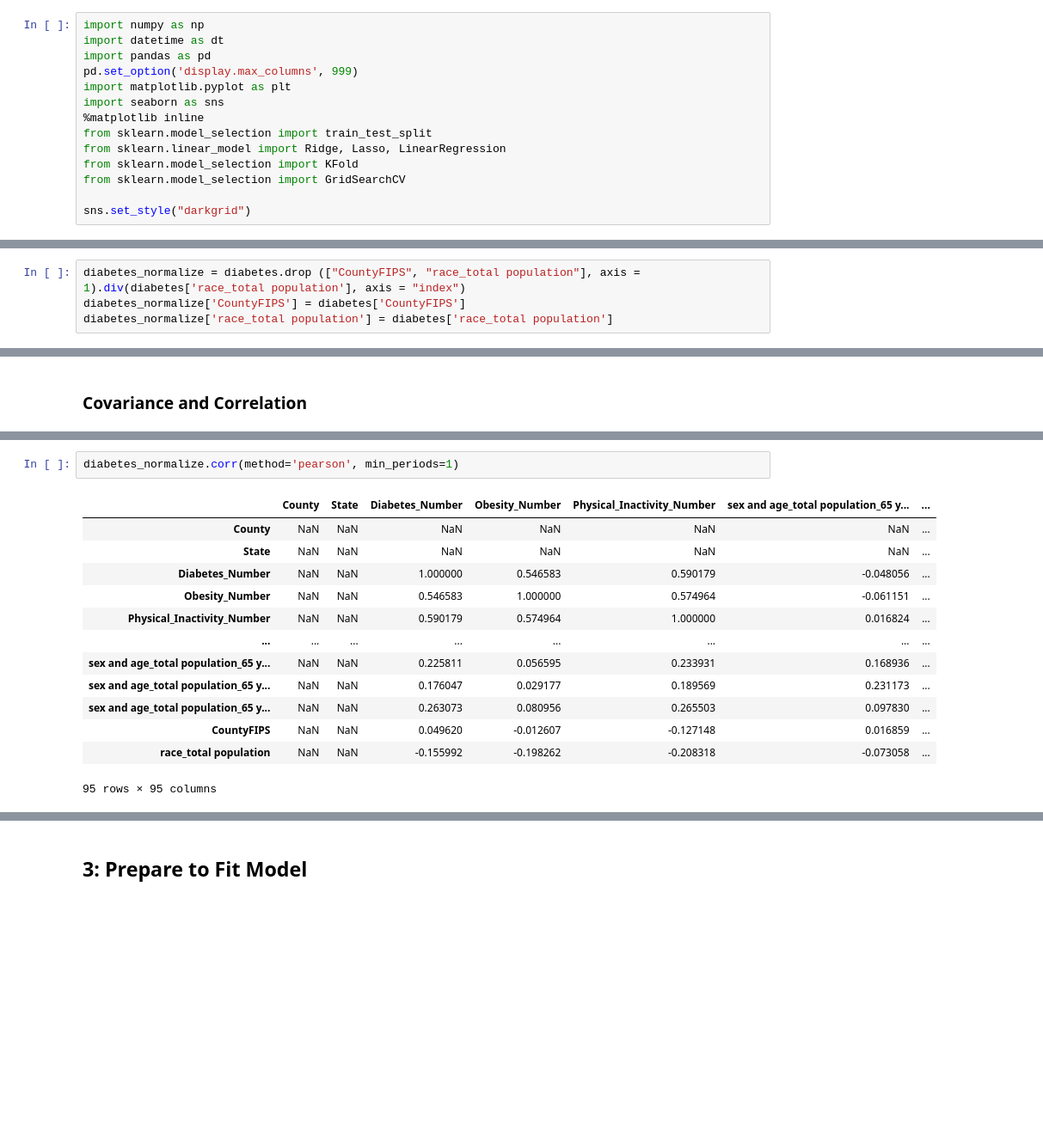
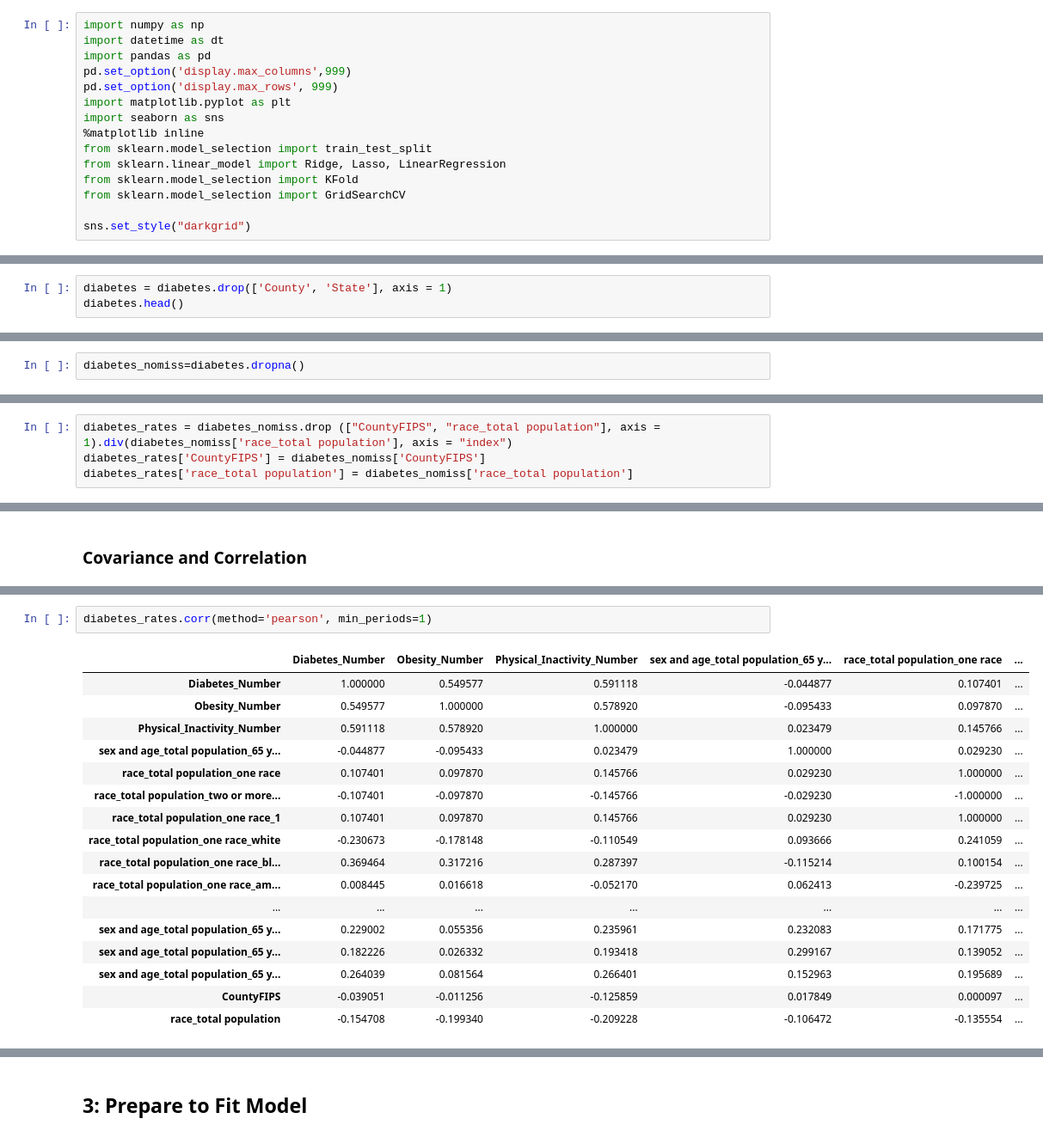
Before and after one commit to ElizabethBreen/CSS_Project2, a Jupyter notebook: Diana_Project_2.ipynb, the cells around one changed output, grey strips where cells are left out. Shown at 86% size. Cells and saved outputs as stored; diff of their text form; blank space fills up the shorter version.

```diff
--- a/Diana_Project_2.ipynb
+++ b/Diana_Project_2.ipynb
@@ -4,7 +4,8 @@ Diana's Code:
 import numpy as np
 import datetime as dt
 import pandas as pd
-pd.set_option('display.max_columns', 999)
+pd.set_option('display.max_columns',999)
+pd.set_option('display.max_rows', 999)
 import matplotlib.pyplot as plt
 import seaborn as sns
 %matplotlib inline
@@ -78,0 +81,3 @@ Length: 95, dtype: object
+# %%
+diabetes = diabetes.drop(['County', 'State'], axis = 1)
+diabetes.head()
@@ -78,0 +91,2 @@ Length: 95, dtype: object
+# %%
+diabetes_nomiss=diabetes.dropna()
@@ -79,4 +117,4 @@ Length: 95, dtype: object
 # %%
-diabetes_normalize = diabetes.drop (["CountyFIPS", "race_total population"], axis = 1).div(diabetes['race_total population'], axis = "index")
-diabetes_normalize['CountyFIPS'] = diabetes['CountyFIPS']
-diabetes_normalize['race_total population'] = diabetes['race_total population']
+diabetes_rates = diabetes_nomiss.drop (["CountyFIPS", "race_total population"], axis = 1).div(diabetes_nomiss['race_total population'], axis = "index")
+diabetes_rates['CountyFIPS'] = diabetes_nomiss['CountyFIPS']
+diabetes_rates['race_total population'] = diabetes_nomiss['race_total population']
@@ -160,16 +206,20 @@ diabetes_normalize.cov(min_periods=1)
 # %%
-diabetes_normalize.corr(method='pearson', min_periods=1)
+diabetes_rates.corr(method='pearson', min_periods=1)
 # %% [output]
-|  | County | State | Diabetes_Number | Obesity_Number | Physical_Inactivity_Number | sex and age_total population_65 y... | ... |
-| County | NaN | NaN | NaN | NaN | NaN | NaN | ... |
-| State | NaN | NaN | NaN | NaN | NaN | NaN | ... |
-| Diabetes_Number | NaN | NaN | 1.000000 | 0.546583 | 0.590179 | -0.048056 | ... |
-| Obesity_Number | NaN | NaN | 0.546583 | 1.000000 | 0.574964 | -0.061151 | ... |
-| Physical_Inactivity_Number | NaN | NaN | 0.590179 | 0.574964 | 1.000000 | 0.016824 | ... |
-| ... | ... | ... | ... | ... | ... | ... | ... |
-| sex and age_total population_65 y... | NaN | NaN | 0.225811 | 0.056595 | 0.233931 | 0.168936 | ... |
-| sex and age_total population_65 y... | NaN | NaN | 0.176047 | 0.029177 | 0.189569 | 0.231173 | ... |
-| sex and age_total population_65 y... | NaN | NaN | 0.263073 | 0.080956 | 0.265503 | 0.097830 | ... |
-| CountyFIPS | NaN | NaN | 0.049620 | -0.012607 | -0.127148 | 0.016859 | ... |
-| race_total population | NaN | NaN | -0.155992 | -0.198262 | -0.208318 | -0.073058 | ... |
+|  | Diabetes_Number | Obesity_Number | Physical_Inactivity_Number | sex and age_total population_65 y... | race_total population_one race | ... |
+| Diabetes_Number | 1.000000 | 0.549577 | 0.591118 | -0.044877 | 0.107401 | ... |
+| Obesity_Number | 0.549577 | 1.000000 | 0.578920 | -0.095433 | 0.097870 | ... |
+| Physical_Inactivity_Number | 0.591118 | 0.578920 | 1.000000 | 0.023479 | 0.145766 | ... |
+| sex and age_total population_65 y... | -0.044877 | -0.095433 | 0.023479 | 1.000000 | 0.029230 | ... |
+| race_total population_one race | 0.107401 | 0.097870 | 0.145766 | 0.029230 | 1.000000 | ... |
+| race_total population_two or more... | -0.107401 | -0.097870 | -0.145766 | -0.029230 | -1.000000 | ... |
+| race_total population_one race_1 | 0.107401 | 0.097870 | 0.145766 | 0.029230 | 1.000000 | ... |
+| race_total population_one race_white | -0.230673 | -0.178148 | -0.110549 | 0.093666 | 0.241059 | ... |
+| race_total population_one race_bl... | 0.369464 | 0.317216 | 0.287397 | -0.115214 | 0.100154 | ... |
+| race_total population_one race_am... | 0.008445 | 0.016618 | -0.052170 | 0.062413 | -0.239725 | ... |
+| ... | ... | ... | ... | ... | ... | ... |
+| sex and age_total population_65 y... | 0.229002 | 0.055356 | 0.235961 | 0.232083 | 0.171775 | ... |
+| sex and age_total population_65 y... | 0.182226 | 0.026332 | 0.193418 | 0.299167 | 0.139052 | ... |
+| sex and age_total population_65 y... | 0.264039 | 0.081564 | 0.266401 | 0.152963 | 0.195689 | ... |
+| CountyFIPS | -0.039051 | -0.011256 | -0.125859 | 0.017849 | 0.000097 | ... |
+| race_total population | -0.154708 | -0.199340 | -0.209228 | -0.106472 | -0.135554 | ... |
-95 rows × 95 columns
```
Also changed, not shown: parts of 47 cells of this notebook.
